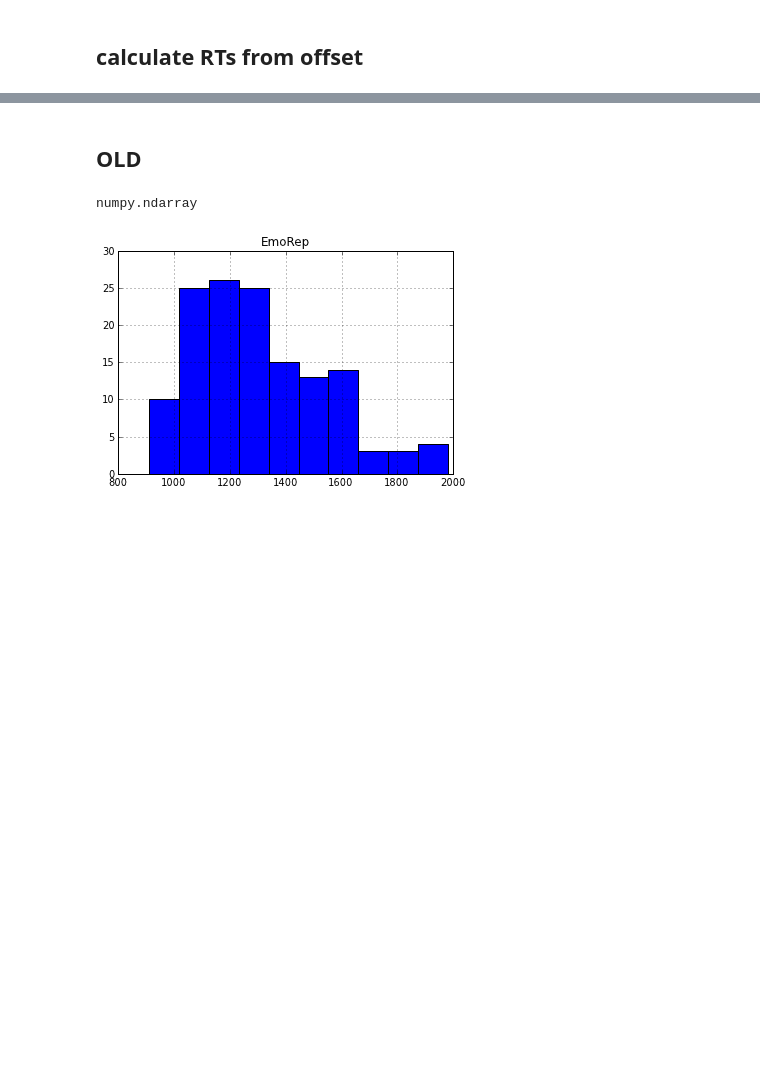
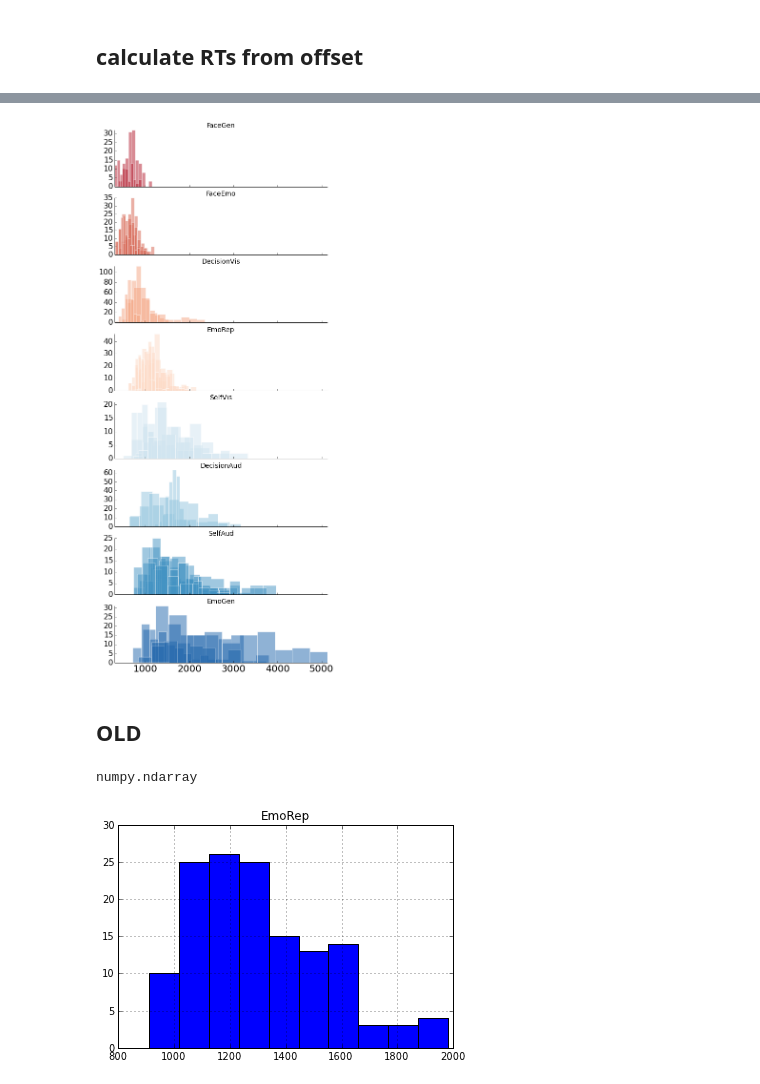
Before and after one commit to matarhaller/ECOGpy, a Jupyter notebook: RThists.ipynb, the cells around one changed output, grey strips where cells are left out. Cells and saved outputs as stored; diff of their text form; code cells hidden in the pictures; blank space fills up the shorter version.

```diff
--- a/RThists.ipynb
+++ b/RThists.ipynb
@@ -243,3 +289,34 @@ NameError: name 'varnames' is not defined
+# %%
+tmp = dfall.groupby('task').mean().sort('RTs')
+tmp.index
+
+set2 = brewer2mpl.get_map('RdBu', 'Diverging', 8).mpl_colors
+fig, ax = plt.subplots(8,sharex=True, figsize = (8, 20),subplot_kw=dict(axisbg='#EEEEEE'))
+plt.tight_layout
+
+for i, t in enumerate(tmp.index):
+    ax[i].set_title(t, fontsize = 14)
+    #ax[i].set_frame_on(False)
+    ax[i].patch.set_facecolor('white')
+
+    ax[i].autoscale(tight=True)
+    ax[i].spines['top'].set_visible(False)
+    ax[i].spines['right'].set_visible(False)
+    ax[i].get_xaxis().tick_bottom()
+    ax[i].get_yaxis().tick_left()
+
+for i, task in enumerate(tmp.index): #ordered by increasing mean
+    data = dfall.loc[dfall['task'] == task].dropna()
+
+    for s in data.groupby('subj'):
+        #s[1]['RTs'].hist(ax = ax[i], color = set2[i], alpha = 0.5, grid = False, xlabelsize= 20, ylabelsize = 16, edgecolor = 'white')
+        x = s[1]['RTs'].hist(ax = ax[i], color = set2[i], alpha = 0.5, grid = False, xlabelsize = 20, ylabelsize = 16, edgecolor = 'white', label = s[0])
+        #x.legend()
+
+
+plt.savefig(os.path.join(SJdir, 'PCA', 'RT_offsets_hists.png'))
+# %% [output]
+[figure, added]
 # %% [markdown]
 ## OLD
 # %%
```
Also changed, not shown: parts of 21 cells of this notebook, 8 other files.
